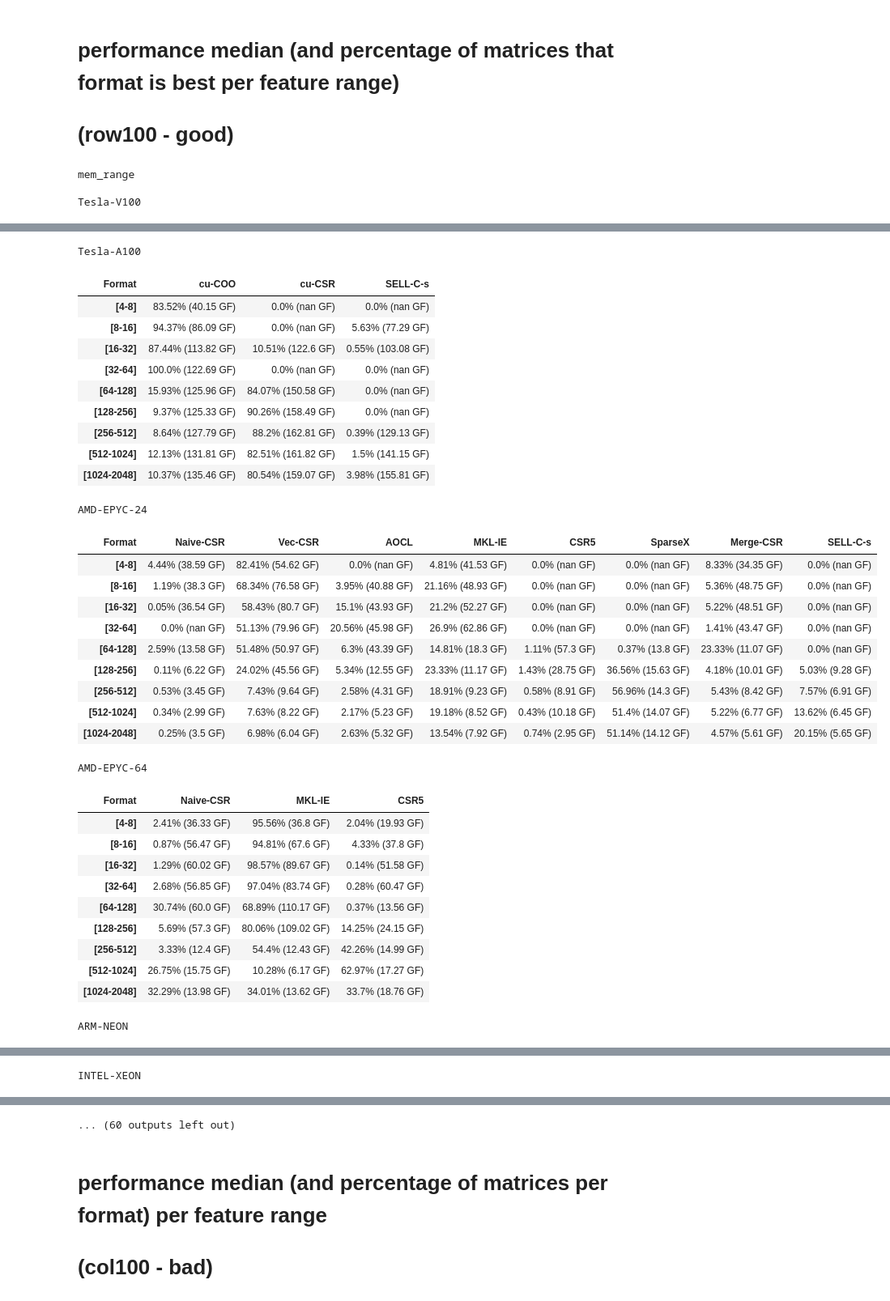
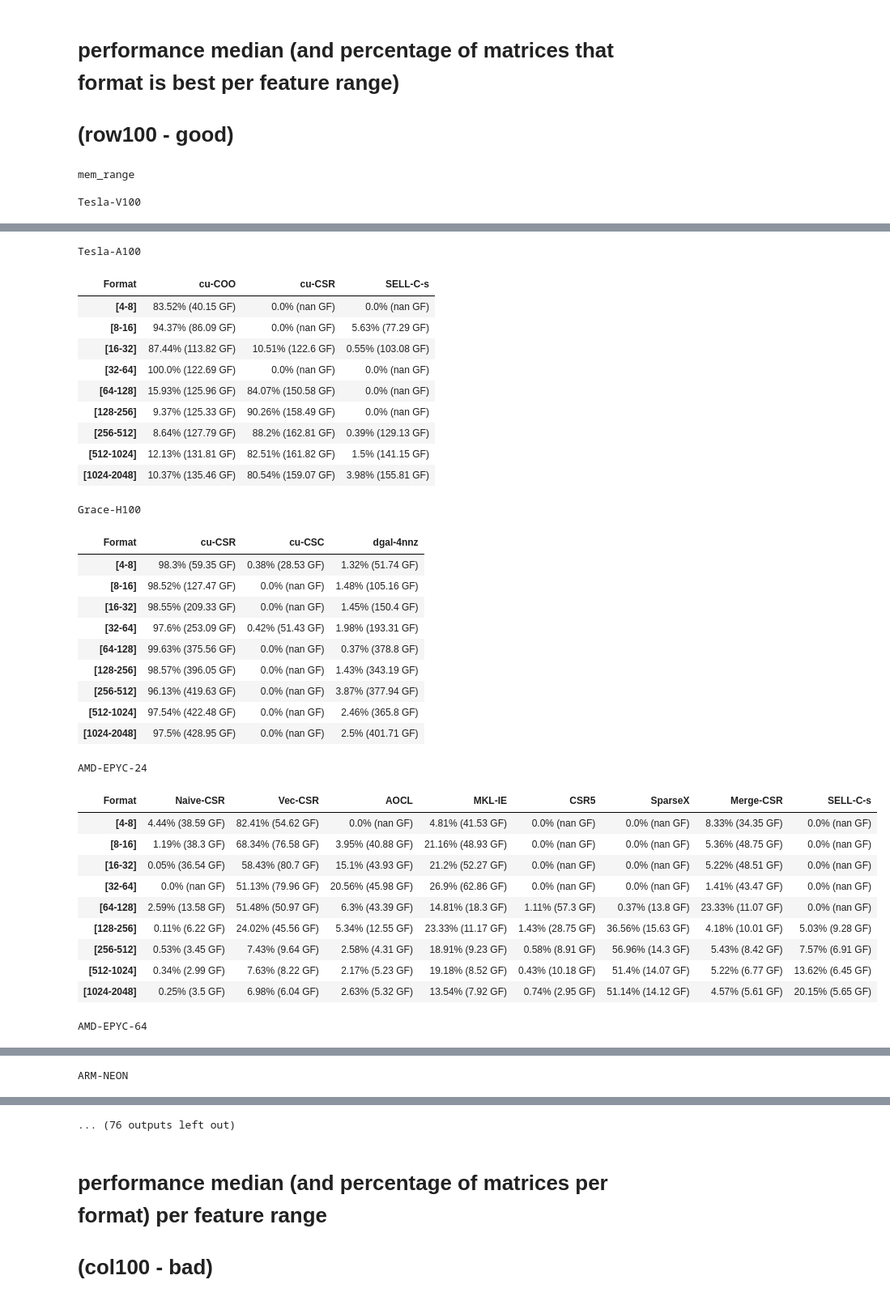
Before and after one commit to cslab-ntua/SpMV-Research, a Jupyter notebook: results_visualization/master_plotter_synthetic.ipynb, the cells around one changed output, grey strips where cells are left out. Shown at 81% size. Saved outputs shown, nothing was run; the diff lists cells and outputs as text; code cells hidden in the pictures.

```diff
--- a/results_visualization/master_plotter_synthetic.ipynb
+++ b/results_visualization/master_plotter_synthetic.ipynb
@@ -1260,12 +1293,16 @@ def select_region3(system, what, group_data, fpga_thres = 64):
             min_feat, max_feat = 64, 2048
         if(system=='Tesla-A100'):
             min_feat, max_feat = 64, 2048
+        if(system=='Grace-H100'):
+            min_feat, max_feat = 64, 2048
         if(system=='AMD-EPYC-64'):
             min_feat, max_feat = 256, 2048
         if(system=='AMD-EPYC-24'):
             min_feat, max_feat = 128, 2048
         if(system=='ARM-NEON'):
             min_feat, max_feat = 64, 2048
+        if(system=='ARM-GRACE'):
+            min_feat, max_feat = 128, 2048
         if(system=='INTEL-XEON'):
             min_feat, max_feat = 32, 2048
         if(system=='INTEL-ICY'):
@@ -1281,12 +1318,16 @@ def select_region3(system, what, group_data, fpga_thres = 64):
             min_feat, max_feat = 8, 64
         if(system=='Tesla-A100'):
             min_feat, max_feat = 8, 64
+        if(system=='Grace-H100'):
+            min_feat, max_feat = 8, 64
         if(system=='AMD-EPYC-64'):
             min_feat, max_feat = 8, 256
         if(system=='AMD-EPYC-24'):
             min_feat, max_feat = 8, 128
         if(system=='ARM-NEON'):
             min_feat, max_feat = 8, 64
+        if(system=='ARM-GRACE'):
+            min_feat, max_feat = 8, 128
         if(system=='INTEL-XEON'):
             min_feat, max_feat = 8, 32
         if(system=='INTEL-ICY'):
@@ -1424,6 +1465,8 @@ def plot_dev_perf(feature, pcg, what, group_data, group_metadata=[]):
         if(plot_x_axis == 'mem_range'):
             plt.xticks(rotation=17.5)
 
+        axs[ctr].text( 0.04, 0.85, ranges_dev[ctr], fontsize=font-1, transform = axs[ctr].transAxes, )
+
         ctr+=1
 
     select_str_id = select_str.replace('=', 'eq').replace('<', 'l').replace('>', 'g').replace(', ', '_').replace(',', '_').replace('\n', '_').replace(' ', '-')
@@ -1434,10 +1477,10 @@ def plot_dev_perf(feature, pcg, what, group_data, group_metadata=[]):
 
     # because I needed to rotate the x-axis labels a little bit for new font size, need to increase height slightly
     if(plot_x_axis == 'mem_range'):
-        fig.set_size_inches(3 * width, 0.6*len(ranges_dev) * height)
+        fig.set_size_inches(3 * width, 1.0*len(ranges_dev) * height)
         fig.text(0.00, 0.55, 'GFLOPs', va='center', rotation='vertical', fontsize=font)
     else:
-        fig.set_size_inches(3 * width, 0.6*len(ranges_dev) * height)
+        fig.set_size_inches(3 * width, 1.0*len(ranges_dev) * height)
         fig.text(0.00, 0.53, 'GFLOPs', va='center', rotation='vertical', fontsize=font)
 
     plt.tight_layout()
@@ -1452,7 +1495,8 @@ def plot_dev_perf(feature, pcg, what, group_data, group_metadata=[]):
 ###################################################################################################################
 
 group_data = group_system_best
-ranges_dev = ['Tesla-P100', 'Tesla-V100', 'Tesla-A100', 'AMD-EPYC-24', 'AMD-EPYC-64', 'INTEL-XEON', 'INTEL-ICY', 'ARM-NEON', 'IBM-POWER9', 'Alveo-U280']
+# ranges_dev = ['Tesla-P100', 'Tesla-V100', 'Tesla-A100', 'Grace-H100', 'AMD-EPYC-24', 'AMD-EPYC-64', 'INTEL-XEON', 'INTEL-ICY', 'ARM-NEON', 'ARM-GRACE', 'IBM-POWER9', 'Alveo-U280']
+ranges_dev = ['Tesla-A100', 'Grace-H100', 'AMD-EPYC-64', 'ARM-NEON', 'ARM-GRACE']
 
 change_colors(ranges_dev, color_dictionary)
 
@@ -1512,8 +1556,9 @@ for feat in features:
 # %%
 group_data = group_system_best
 # ranges_dev = ['Tesla-V100', 'Tesla-A100', 'AMD-EPYC-24', 'AMD-EPYC-64', 'ARM-NEON', 'IBM-POWER9', 'Alveo-U280']
-ranges_dev = ['Tesla-P100', 'Tesla-V100', 'Tesla-A100', 'AMD-EPYC-24', 'AMD-EPYC-64', 'ARM-NEON', 'INTEL-XEON', 'INTEL-ICY', 'IBM-POWER9', 'Alveo-U280']
-
+# ranges_dev = ['Tesla-P100', 'Tesla-V100', 'Tesla-A100', 'Grace-H100',
+#               'AMD-EPYC-24', 'AMD-EPYC-64', 'ARM-NEON', 'ARM-GRACE', 'INTEL-XEON', 'INTEL-ICY', 'IBM-POWER9', 'Alveo-U280']
+ranges_dev = ['Grace-H100']
 what_list = ['all', 'good']
 ########################
 group_data_system_list=[]
@@ -1780,7 +1825,7 @@ def print_distribution_col100(feature, feat_categ, ranges_feature, group_system_
 group_data = group_system_best
 # group_data = groupreps
 
-ranges_dev = ['Tesla-P100', 'Tesla-V100', 'Tesla-A100', 'AMD-EPYC-24', 'AMD-EPYC-64', 'ARM-NEON', 'INTEL-XEON', 'INTEL-ICY', 'IBM-POWER9', 'Alveo-U280']
+ranges_dev = ['Tesla-P100', 'Tesla-V100', 'Tesla-A100', 'Grace-H100', 'AMD-EPYC-24', 'AMD-EPYC-64', 'ARM-NEON', 'ARM-GRACE', 'INTEL-XEON', 'INTEL-ICY', 'IBM-POWER9', 'Alveo-U280']
 research_formats = ['Merge-CSR', 'SparseX', 'SELL-C-s', 'CSR5']
 
 research_only = False
@@ -1875,7 +1920,7 @@ def print_distribution_col100(feature, feat_categ, ranges_feature, group_system_
 # group_data = group_system_best
 group_data = groupreps
 
-ranges_dev = ['Tesla-P100', 'Tesla-V100', 'Tesla-A100', 'AMD-EPYC-24', 'AMD-EPYC-64', 'ARM-NEON', 'INTEL-XEON', 'INTEL-ICY', 'IBM-POWER9', 'Alveo-U280']
+ranges_dev = ['Tesla-P100', 'Tesla-V100', 'Tesla-A100', 'Grace-H100', 'AMD-EPYC-24', 'AMD-EPYC-64', 'ARM-NEON', 'ARM-GRACE', 'INTEL-XEON', 'INTEL-ICY', 'IBM-POWER9', 'Alveo-U280']
 research_formats = ['Merge-CSR', 'SparseX', 'SELL-C-s', 'CSR5']
 
 research_only = False
@@ -2031,7 +2076,7 @@ group_data = group_system_best
 
 # ranges_dev = ['Tesla-P100', 'Tesla-V100', 'Tesla-A100', 'AMD-EPYC-24', 'AMD-EPYC-64', 'ARM-NEON', 'INTEL-XEON', 'INTEL-ICY', 'IBM-POWER9', 'Alveo-U280']
 # need to discard P100 for now...
-ranges_dev = ['Tesla-V100', 'Tesla-A100', 'AMD-EPYC-24', 'AMD-EPYC-64', 'ARM-NEON', 'INTEL-XEON', 'INTEL-ICY', 'IBM-POWER9', 'Alveo-U280']
+ranges_dev = ['Tesla-V100', 'Tesla-A100', 'Grace-H100', 'AMD-EPYC-24', 'AMD-EPYC-64', 'ARM-NEON', 'ARM-GRACE', 'INTEL-XEON', 'INTEL-ICY', 'IBM-POWER9', 'Alveo-U280']
 # ranges_dev = ['AMD-EPYC-24']
 research_formats = ['Merge-CSR', 'SparseX', 'SELL-C-s', 'CSR5']
 
@@ -2071,53 +2116,53 @@ for cnttt in range(len(features)):
         new_df = pd.DataFrame(new_df_list, columns = ['Format'] + ranges_feat)
         if(new_df.shape[0]>0):
             new_df.set_index('Format', inplace=True)
             new_df = new_df.T
             display(new_df)
 # %% [output]
 mem_range
 
 Tesla-V100
 | Format | cu-COO | cu-CSR | cu-HYB | CSR5 |
 | [4-8] | 66.67% (38.89 GF) | 17.03% (40.42 GF) | 0.0% (nan GF) | 16.31% (34.08 GF) |
 | [8-16] | 49.5% (48.94 GF) | 29.09% (56.99 GF) | 0.0% (nan GF) | 21.4% (53.15 GF) |
 | [16-32] | 10.18% (63.29 GF) | 34.65% (76.43 GF) | 8.82% (58.91 GF) | 46.35% (69.56 GF) |
 | [32-64] | 6.26% (69.13 GF) | 4.23% (53.86 GF) | 31.3% (71.04 GF) | 58.21% (79.4 GF) |
 | [64-128] | 1.3% (55.37 GF) | 46.96% (89.84 GF) | 0.0% (nan GF) | 51.74% (106.12 GF) |
 | [128-256] | 0.19% (60.11 GF) | 16.73% (85.07 GF) | 42.08% (98.96 GF) | 41.01% (110.37 GF) |
 | [256-512] | 0.79% (57.77 GF) | 23.1% (67.83 GF) | 45.24% (108.1 GF) | 30.87% (119.75 GF) |
 | [512-1024] | 1.38% (63.1 GF) | 23.11% (49.39 GF) | 57.11% (113.98 GF) | 18.41% (120.84 GF) |
 | [1024-2048] | 4.04% (56.85 GF) | 25.48% (46.93 GF) | 52.67% (111.08 GF) | 17.81% (121.58 GF) |
 Tesla-A100
 | Format | cu-COO | cu-CSR | SELL-C-s |
 | [4-8] | 83.52% (40.15 GF) | 0.0% (nan GF) | 0.0% (nan GF) |
 | [8-16] | 94.37% (86.09 GF) | 0.0% (nan GF) | 5.63% (77.29 GF) |
 | [16-32] | 87.44% (113.82 GF) | 10.51% (122.6 GF) | 0.55% (103.08 GF) |
 | [32-64] | 100.0% (122.69 GF) | 0.0% (nan GF) | 0.0% (nan GF) |
 | [64-128] | 15.93% (125.96 GF) | 84.07% (150.58 GF) | 0.0% (nan GF) |
 | [128-256] | 9.37% (125.33 GF) | 90.26% (158.49 GF) | 0.0% (nan GF) |
 | [256-512] | 8.64% (127.79 GF) | 88.2% (162.81 GF) | 0.39% (129.13 GF) |
 | [512-1024] | 12.13% (131.81 GF) | 82.51% (161.82 GF) | 1.5% (141.15 GF) |
 | [1024-2048] | 10.37% (135.46 GF) | 80.54% (159.07 GF) | 3.98% (155.81 GF) |
-AMD-EPYC-24
+Grace-H100
-| Format | Naive-CSR | Vec-CSR | AOCL | MKL-IE | CSR5 | SparseX | Merge-CSR | SELL-C-s |
-| [4-8] | 4.44% (38.59 GF) | 82.41% (54.62 GF) | 0.0% (nan GF) | 4.81% (41.53 GF) | 0.0% (nan GF) | 0.0% (nan GF) | 8.33% (34.35 GF) | 0.0% (nan GF) |
-| [8-16] | 1.19% (38.3 GF) | 68.34% (76.58 GF) | 3.95% (40.88 GF) | 21.16% (48.93 GF) | 0.0% (nan GF) | 0.0% (nan GF) | 5.36% (48.75 GF) | 0.0% (nan GF) |
-| [16-32] | 0.05% (36.54 GF) | 58.43% (80.7 GF) | 15.1% (43.93 GF) | 21.2% (52.27 GF) | 0.0% (nan GF) | 0.0% (nan GF) | 5.22% (48.51 GF) | 0.0% (nan GF) |
-| [32-64] | 0.0% (nan GF) | 51.13% (79.96 GF) | 20.56% (45.98 GF) | 26.9% (62.86 GF) | 0.0% (nan GF) | 0.0% (nan GF) | 1.41% (43.47 GF) | 0.0% (nan GF) |
-| [64-128] | 2.59% (13.58 GF) | 51.48% (50.97 GF) | 6.3% (43.39 GF) | 14.81% (18.3 GF) | 1.11% (57.3 GF) | 0.37% (13.8 GF) | 23.33% (11.07 GF) | 0.0% (nan GF) |
-| [128-256] | 0.11% (6.22 GF) | 24.02% (45.56 GF) | 5.34% (12.55 GF) | 23.33% (11.17 GF) | 1.43% (28.75 GF) | 36.56% (15.63 GF) | 4.18% (10.01 GF) | 5.03% (9.28 GF) |
-| [256-512] | 0.53% (3.45 GF) | 7.43% (9.64 GF) | 2.58% (4.31 GF) | 18.91% (9.23 GF) | 0.58% (8.91 GF) | 56.96% (14.3 GF) | 5.43% (8.42 GF) | 7.57% (6.91 GF) |
-| [512-1024] | 0.34% (2.99 GF) | 7.63% (8.22 GF) | 2.17% (5.23 GF) | 19.18% (8.52 GF) | 0.43% (10.18 GF) | 51.4% (14.07 GF) | 5.22% (6.77 GF) | 13.62% (6.45 GF) |
-| [1024-2048] | 0.25% (3.5 GF) | 6.98% (6.04 GF) | 2.63% (5.32 GF) | 13.54% (7.92 GF) | 0.74% (2.95 GF) | 51.14% (14.12 GF) | 4.57% (5.61 GF) | 20.15% (5.65 GF) |
+| Format | cu-CSR | cu-CSC | dgal-4nnz |
+| [4-8] | 98.3% (59.35 GF) | 0.38% (28.53 GF) | 1.32% (51.74 GF) |
+| [8-16] | 98.52% (127.47 GF) | 0.0% (nan GF) | 1.48% (105.16 GF) |
+| [16-32] | 98.55% (209.33 GF) | 0.0% (nan GF) | 1.45% (150.4 GF) |
+| [32-64] | 97.6% (253.09 GF) | 0.42% (51.43 GF) | 1.98% (193.31 GF) |
+| [64-128] | 99.63% (375.56 GF) | 0.0% (nan GF) | 0.37% (378.8 GF) |
+| [128-256] | 98.57% (396.05 GF) | 0.0% (nan GF) | 1.43% (343.19 GF) |
+| [256-512] | 96.13% (419.63 GF) | 0.0% (nan GF) | 3.87% (377.94 GF) |
+| [512-1024] | 97.54% (422.48 GF) | 0.0% (nan GF) | 2.46% (365.8 GF) |
+| [1024-2048] | 97.5% (428.95 GF) | 0.0% (nan GF) | 2.5% (401.71 GF) |
-AMD-EPYC-64
+AMD-EPYC-24
-| Format | Naive-CSR | MKL-IE | CSR5 |
-| [4-8] | 2.41% (36.33 GF) | 95.56% (36.8 GF) | 2.04% (19.93 GF) |
-| [8-16] | 0.87% (56.47 GF) | 94.81% (67.6 GF) | 4.33% (37.8 GF) |
-| [16-32] | 1.29% (60.02 GF) | 98.57% (89.67 GF) | 0.14% (51.58 GF) |
-| [32-64] | 2.68% (56.85 GF) | 97.04% (83.74 GF) | 0.28% (60.47 GF) |
-| [64-128] | 30.74% (60.0 GF) | 68.89% (110.17 GF) | 0.37% (13.56 GF) |
-| [128-256] | 5.69% (57.3 GF) | 80.06% (109.02 GF) | 14.25% (24.15 GF) |
-| [256-512] | 3.33% (12.4 GF) | 54.4% (12.43 GF) | 42.26% (14.99 GF) |
-| [512-1024] | 26.75% (15.75 GF) | 10.28% (6.17 GF) | 62.97% (17.27 GF) |
-| [1024-2048] | 32.29% (13.98 GF) | 34.01% (13.62 GF) | 33.7% (18.76 GF) |
+| Format | Naive-CSR | Vec-CSR | AOCL | MKL-IE | CSR5 | SparseX | Merge-CSR | SELL-C-s |
+| [4-8] | 4.44% (38.59 GF) | 82.41% (54.62 GF) | 0.0% (nan GF) | 4.81% (41.53 GF) | 0.0% (nan GF) | 0.0% (nan GF) | 8.33% (34.35 GF) | 0.0% (nan GF) |
+| [8-16] | 1.19% (38.3 GF) | 68.34% (76.58 GF) | 3.95% (40.88 GF) | 21.16% (48.93 GF) | 0.0% (nan GF) | 0.0% (nan GF) | 5.36% (48.75 GF) | 0.0% (nan GF) |
+| [16-32] | 0.05% (36.54 GF) | 58.43% (80.7 GF) | 15.1% (43.93 GF) | 21.2% (52.27 GF) | 0.0% (nan GF) | 0.0% (nan GF) | 5.22% (48.51 GF) | 0.0% (nan GF) |
+| [32-64] | 0.0% (nan GF) | 51.13% (79.96 GF) | 20.56% (45.98 GF) | 26.9% (62.86 GF) | 0.0% (nan GF) | 0.0% (nan GF) | 1.41% (43.47 GF) | 0.0% (nan GF) |
+| [64-128] | 2.59% (13.58 GF) | 51.48% (50.97 GF) | 6.3% (43.39 GF) | 14.81% (18.3 GF) | 1.11% (57.3 GF) | 0.37% (13.8 GF) | 23.33% (11.07 GF) | 0.0% (nan GF) |
+| [128-256] | 0.11% (6.22 GF) | 24.02% (45.56 GF) | 5.34% (12.55 GF) | 23.33% (11.17 GF) | 1.43% (28.75 GF) | 36.56% (15.63 GF) | 4.18% (10.01 GF) | 5.03% (9.28 GF) |
+| [256-512] | 0.53% (3.45 GF) | 7.43% (9.64 GF) | 2.58% (4.31 GF) | 18.91% (9.23 GF) | 0.58% (8.91 GF) | 56.96% (14.3 GF) | 5.43% (8.42 GF) | 7.57% (6.91 GF) |
+| [512-1024] | 0.34% (2.99 GF) | 7.63% (8.22 GF) | 2.17% (5.23 GF) | 19.18% (8.52 GF) | 0.43% (10.18 GF) | 51.4% (14.07 GF) | 5.22% (6.77 GF) | 13.62% (6.45 GF) |
+| [1024-2048] | 0.25% (3.5 GF) | 6.98% (6.04 GF) | 2.63% (5.32 GF) | 13.54% (7.92 GF) | 0.74% (2.95 GF) | 51.14% (14.12 GF) | 4.57% (5.61 GF) | 20.15% (5.65 GF) |
-ARM-NEON
+AMD-EPYC-64
@@ -2134 +2179 @@ ARM-NEON
-INTEL-XEON
+ARM-NEON
@@ -2145,4 +2190,4 @@ INTEL-XEON
-... (60 outputs left out)
+... (76 outputs left out)
 # %% [markdown]
 # performance median (and percentage of matrices per format) per feature range
 # (col100 - bad)
```
Also changed, not shown: parts of 47 cells of this notebook, 3 other files.
